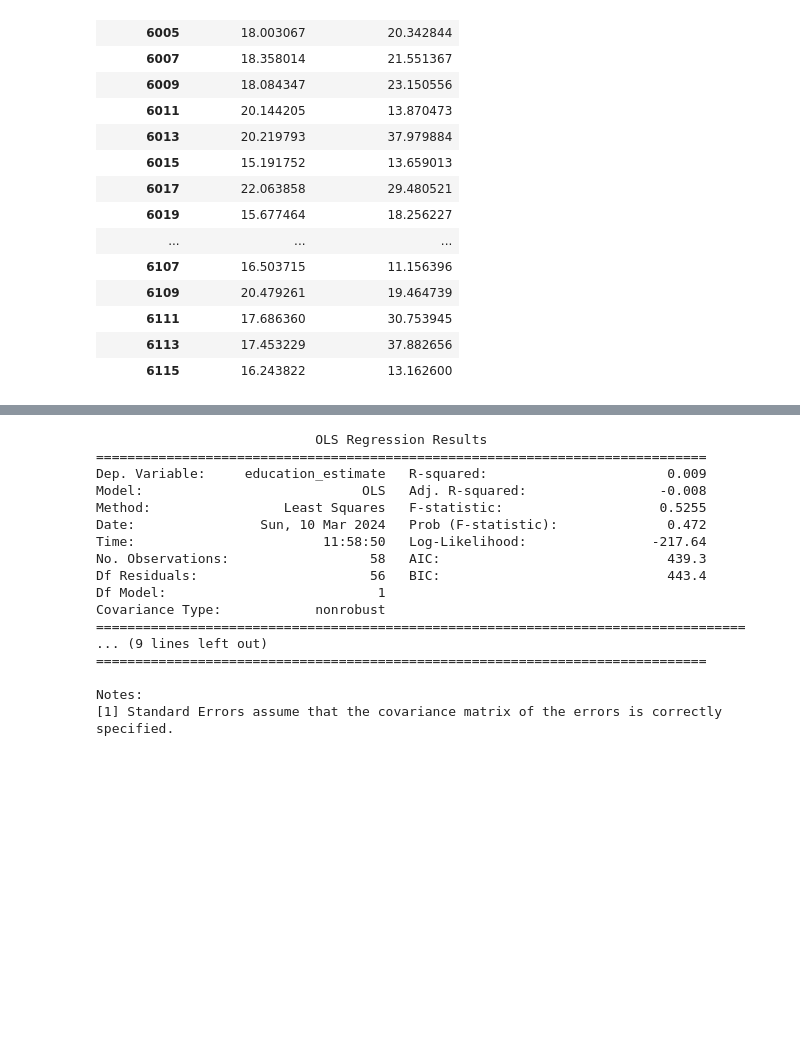
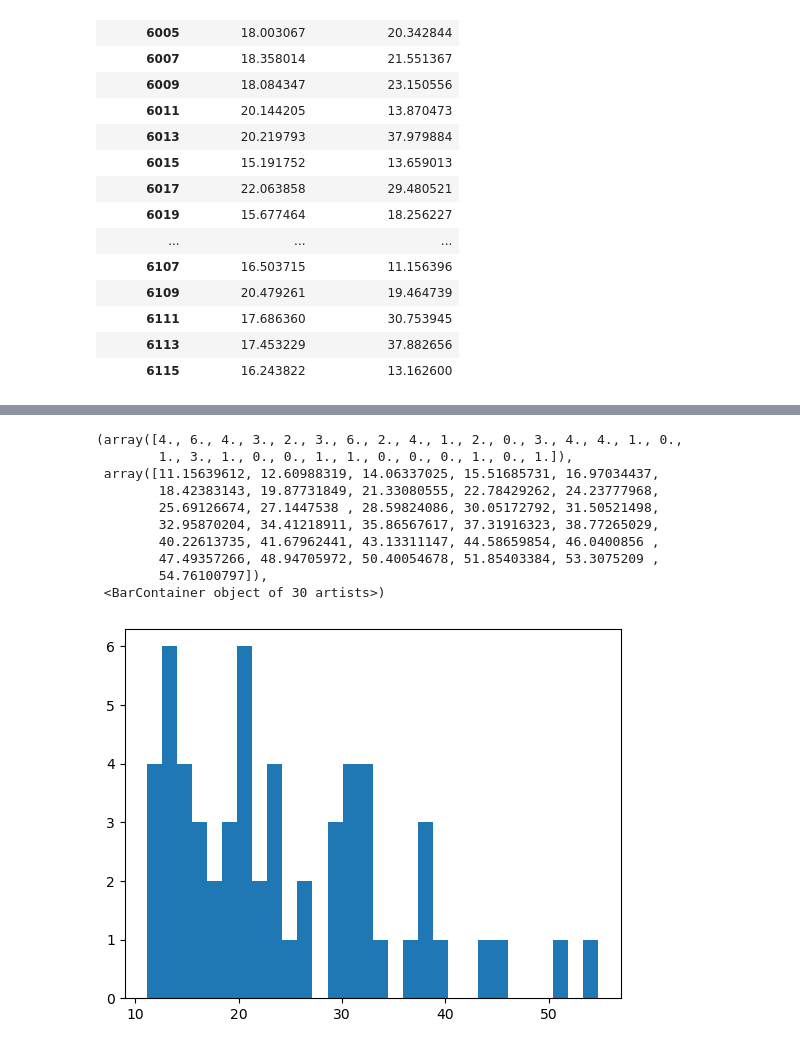
Before and after one commit to Naye312/Math189-group33, a Jupyter notebook: scatterplot.ipynb, the cells around one changed output, grey strips where cells are left out. Cells and saved outputs as stored; diff of their text form; code cells hidden in the pictures; blank space fills up the shorter version.

```diff
--- a/scatterplot.ipynb
+++ b/scatterplot.ipynb
@@ -82,21 +100,15 @@ plt.plot(estimation["housing_percent"],p(estimation["housing_percent"]),"r--")
-# %%
-model = smf.ols('education_estimate ~ housing_percent', data=estimation).fit()
-print(model.summary())
-# %% [output]
-                            OLS Regression Results
-==============================================================================
-Dep. Variable:     education_estimate   R-squared:                       0.009
-Model:                            OLS   Adj. R-squared:                 -0.008
-Method:                 Least Squares   F-statistic:                    0.5255
-Date:                Sun, 10 Mar 2024   Prob (F-statistic):              0.472
-Time:                        11:58:50   Log-Likelihood:                -217.64
-No. Observations:                  58   AIC:                             439.3
-Df Residuals:                      56   BIC:                             443.4
-Df Model:                           1
-Covariance Type:            nonrobust
-===================================================================================
-... (9 lines left out)
-==============================================================================
-
-Notes:
-[1] Standard Errors assume that the covariance matrix of the errors is correctly specified.
+# %%
+#histogram for education
+plt.hist(education_estimate, bins=30)
+# %% [output]
+(array([4., 6., 4., 3., 2., 3., 6., 2., 4., 1., 2., 0., 3., 4., 4., 1., 0.,
+        1., 3., 1., 0., 0., 1., 1., 0., 0., 0., 1., 0., 1.]),
+ array([11.15639612, 12.60988319, 14.06337025, 15.51685731, 16.97034437,
+        18.42383143, 19.87731849, 21.33080555, 22.78429262, 24.23777968,
+        25.69126674, 27.1447538 , 28.59824086, 30.05172792, 31.50521498,
+        32.95870204, 34.41218911, 35.86567617, 37.31916323, 38.77265029,
+        40.22613735, 41.67962441, 43.13311147, 44.58659854, 46.0400856 ,
+        47.49357266, 48.94705972, 50.40054678, 51.85403384, 53.3075209 ,
+        54.76100797]),
+ <BarContainer object of 30 artists>)
+[figure, added]
```
Also changed, not shown: parts of 13 cells of this notebook.
